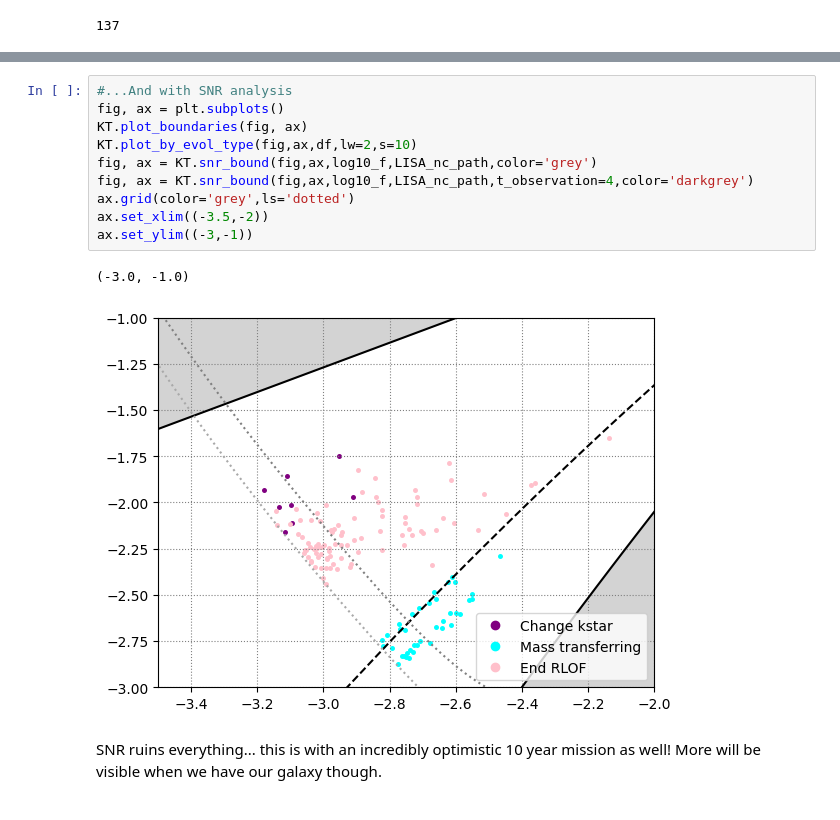
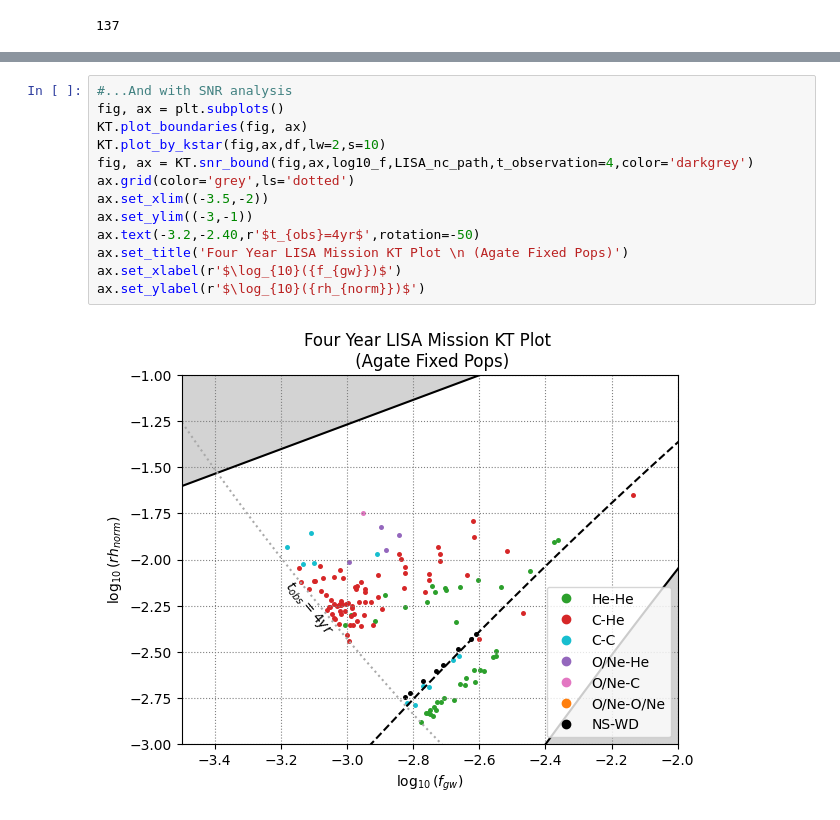
Before and after one commit to 3-3-3/KT, a Jupyter notebook: Example_SNR.ipynb, the cells around one changed output, grey strips where cells are left out. Cells and saved outputs as stored; diff of their text form.

```diff
--- a/Example_SNR.ipynb
+++ b/Example_SNR.ipynb
@@ -166,15 +133,15 @@ ax.set_ylim((-3,-1))
-# %%
-#...And with SNR analysis
-fig, ax = plt.subplots()
-KT.plot_boundaries(fig, ax)
-KT.plot_by_evol_type(fig,ax,df,lw=2,s=10)
-fig, ax = KT.snr_bound(fig,ax,log10_f,LISA_nc_path,color='grey')
-fig, ax = KT.snr_bound(fig,ax,log10_f,LISA_nc_path,t_observation=4,color='darkgrey')
-ax.grid(color='grey',ls='dotted')
-ax.set_xlim((-3.5,-2))
-ax.set_ylim((-3,-1))
-# %% [output]
-(-3.0, -1.0)
-[figure, removed]
-# %% [markdown]
-SNR ruins everything... this is with an incredibly optimistic 10 year mission as well! More will be visible when we have our galaxy though.
+# %%
+#...And with SNR analysis
+fig, ax = plt.subplots()
+KT.plot_boundaries(fig, ax)
+KT.plot_by_kstar(fig,ax,df,lw=2,s=10)
+fig, ax = KT.snr_bound(fig,ax,log10_f,LISA_nc_path,t_observation=4,color='darkgrey')
+ax.grid(color='grey',ls='dotted')
+ax.set_xlim((-3.5,-2))
+ax.set_ylim((-3,-1))
+ax.text(-3.2,-2.40,r'$t_{obs}=4yr$',rotation=-50)
+ax.set_title('Four Year LISA Mission KT Plot \n (Agate Fixed Pops)')
+ax.set_xlabel(r'$\log_{10}({f_{gw}})$')
+ax.set_ylabel(r'$\log_{10}({rh_{norm}})$')
+# %% [output]
+[figure, added]
```
Also changed, not shown: parts of 13 cells of this notebook, 7 other files.
